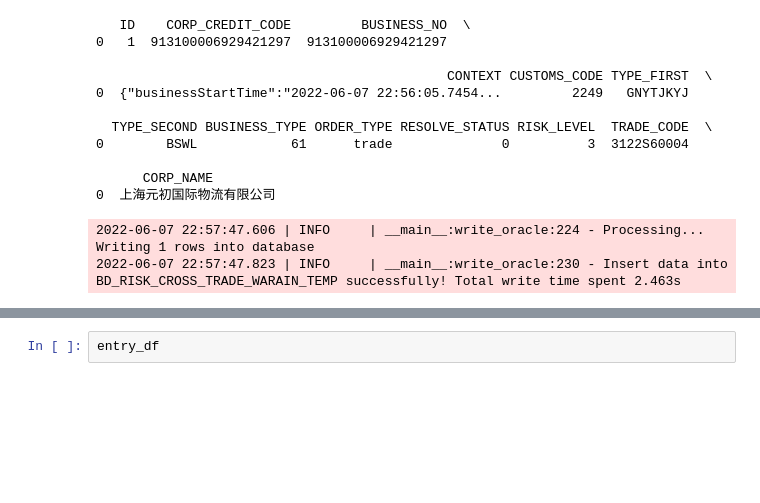
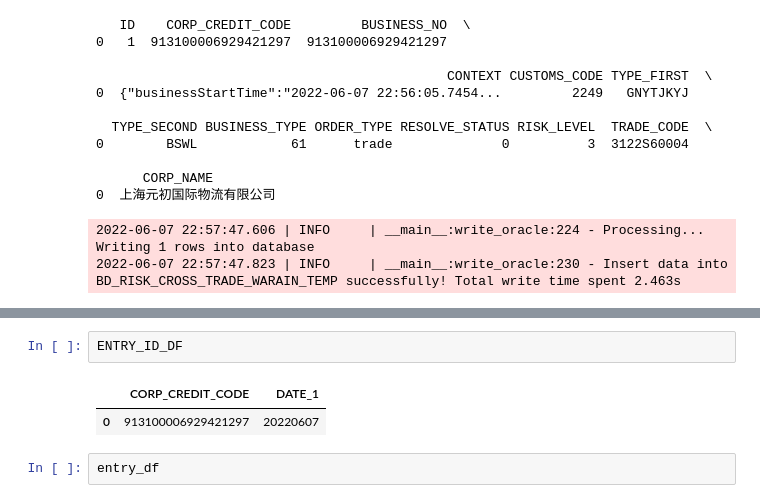
Before and after one commit to xx0746/logic_clean, a Jupyter notebook: logic.ipynb, the cells around one changed output, grey strips where cells are left out. Cells and saved outputs as stored; diff of their text form; blank space fills up the shorter version.

```diff
--- a/logic.ipynb
+++ b/logic.ipynb
@@ -587,4 +587,9 @@ DW_CUS_RC/easipass
 ['913100006929421297']
+# %%
+ENTRY_ID_DF
+# %% [output]
+|  | CORP_CREDIT_CODE | DATE_1 |
+| 0 | 913100006929421297 | 20220607 |
 # %%
 entry_df
 # %% [output]
```
Also changed, not shown: parts of 1 cell of this notebook, 1 other file.
